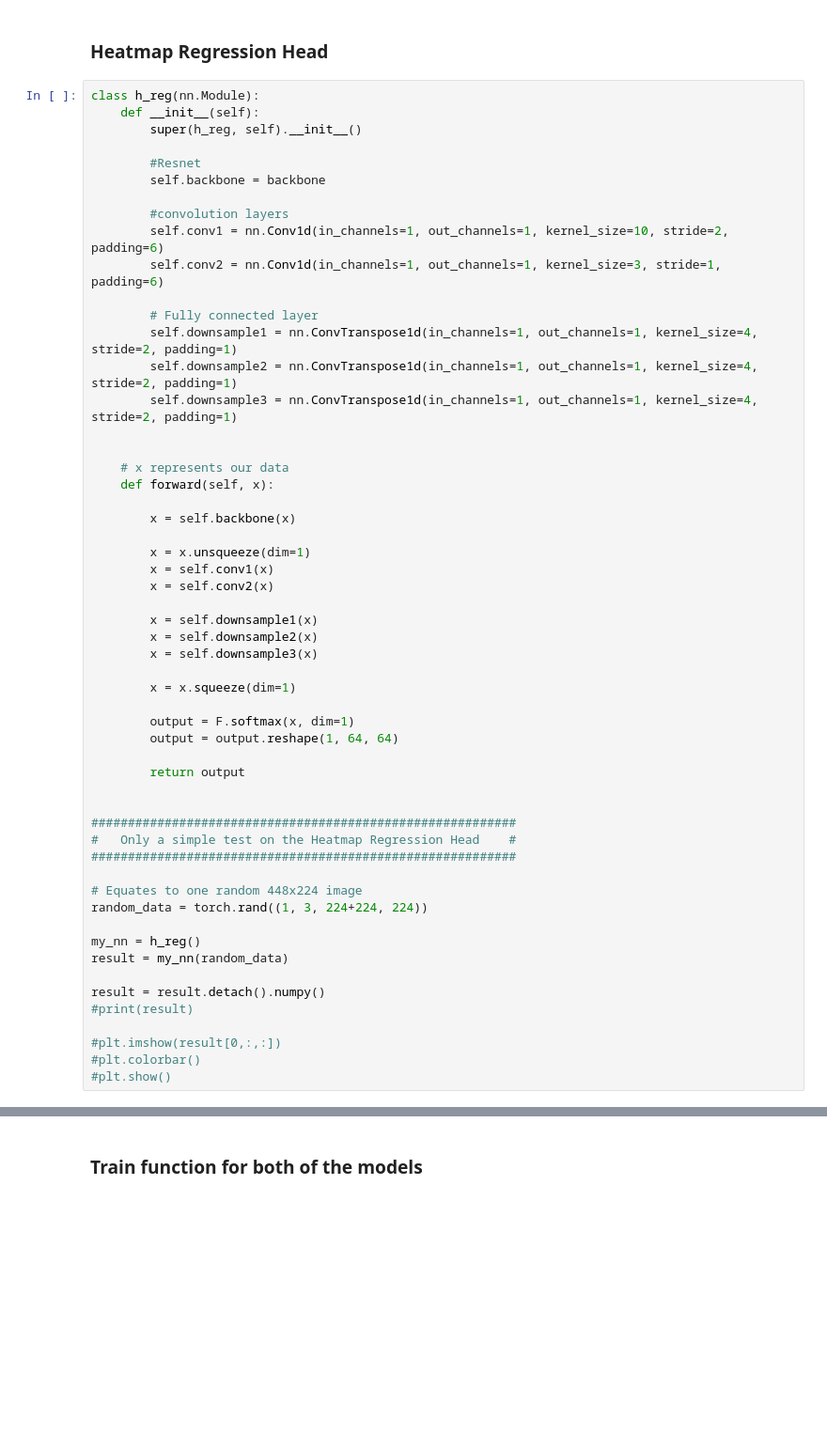
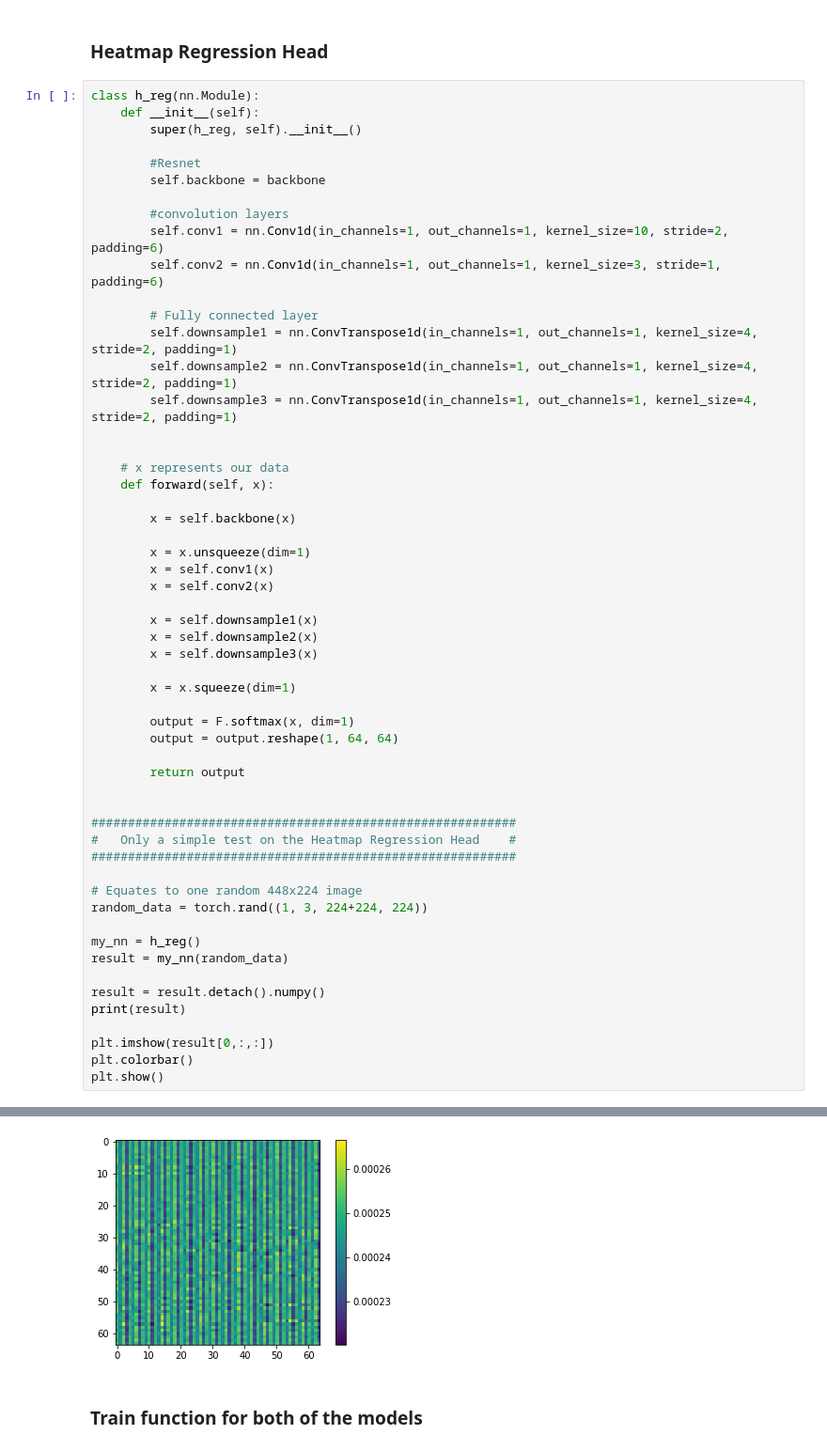
Before and after one commit to linainsaf/Dual-Attention-Guided-Gaze-Target-Detection-in-the-Wild, a Jupyter notebook: Part3.ipynb, the cells around one changed output, grey strips where cells are left out. Shown at 94% size. Saved outputs shown, nothing was run; the diff lists cells and outputs as text; blank space fills up the shorter version.

```diff
--- a/Part3.ipynb
+++ b/Part3.ipynb
@@ -177,8 +181,9 @@ my_nn = h_reg()
 result = my_nn(random_data)
 
 result = result.detach().numpy()
-#print(result)
+print(result)
 
-#plt.imshow(result[0,:,:])
-#plt.colorbar()
-#plt.show()
+plt.imshow(result[0,:,:])
+plt.colorbar()
+plt.show()
+# %% [output]
@@ -185,3 +197,4 @@ result = result.detach().numpy()
+[figure, added]
 # %% [markdown]
 ### Train function for both of the models
 # %%
```
Also changed, not shown: parts of 3 cells of this notebook.
